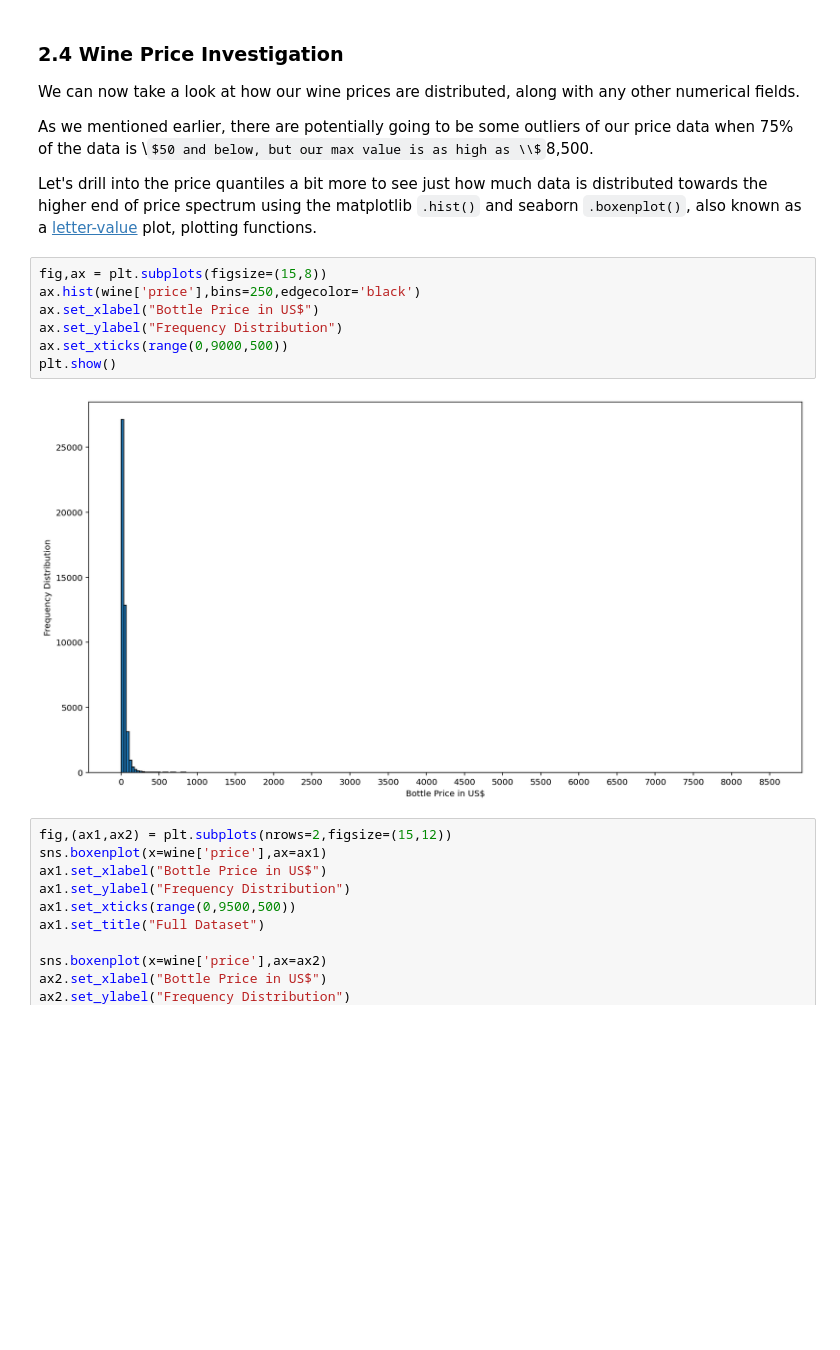
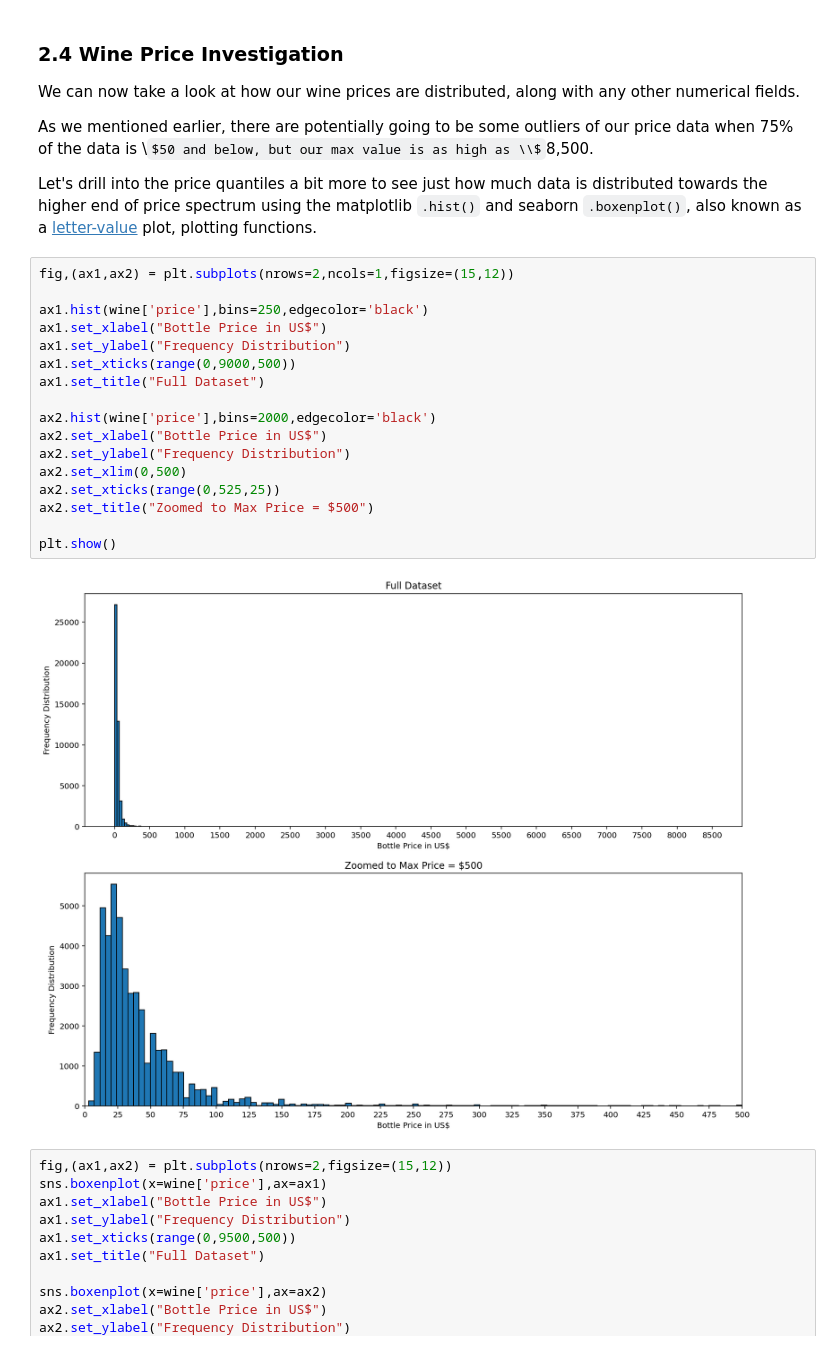
Before and after one commit to jelodge/GeneralAssemblyCapstone, a Jupyter notebook: Predicting_Wine_Prices.ipynb, the cells around one changed output. Saved outputs shown, nothing was run; the diff lists cells and outputs as text; some formulas as TeX source; blank space fills up the shorter version.

Commit message:
Images

```diff
--- a/Predicting_Wine_Prices.ipynb
+++ b/Predicting_Wine_Prices.ipynb
@@ -880,14 +880,24 @@ As we mentioned earlier, there are potentially going to be some outliers of our
 
 Let's drill into the price quantiles a bit more to see just how much data is distributed towards the higher end of price spectrum using the matplotlib `.hist()` and seaborn `.boxenplot()`, also known as a [letter-value](https://vita.had.co.nz/papers/letter-value-plot.html) plot, plotting functions.
 # %%
-fig,ax = plt.subplots(figsize=(15,8))
-ax.hist(wine['price'],bins=250,edgecolor='black')
-ax.set_xlabel("Bottle Price in US$")
-ax.set_ylabel("Frequency Distribution")
-ax.set_xticks(range(0,9000,500))
+fig,(ax1,ax2) = plt.subplots(nrows=2,ncols=1,figsize=(15,12))
+
+ax1.hist(wine['price'],bins=250,edgecolor='black')
+ax1.set_xlabel("Bottle Price in US$")
+ax1.set_ylabel("Frequency Distribution")
+ax1.set_xticks(range(0,9000,500))
+ax1.set_title("Full Dataset")
+
+ax2.hist(wine['price'],bins=2000,edgecolor='black')
+ax2.set_xlabel("Bottle Price in US$")
+ax2.set_ylabel("Frequency Distribution")
+ax2.set_xlim(0,500)
+ax2.set_xticks(range(0,525,25))
+ax2.set_title("Zoomed to Max Price = $500")
+
 plt.show()
 # %% [output]
-[figure, old version]
+[figure, new version]
 # %%
 fig,(ax1,ax2) = plt.subplots(nrows=2,figsize=(15,12))
 sns.boxenplot(x=wine['price'],ax=ax1)
```
Also changed, not shown: parts of 19 cells of this notebook, 4 other files.
